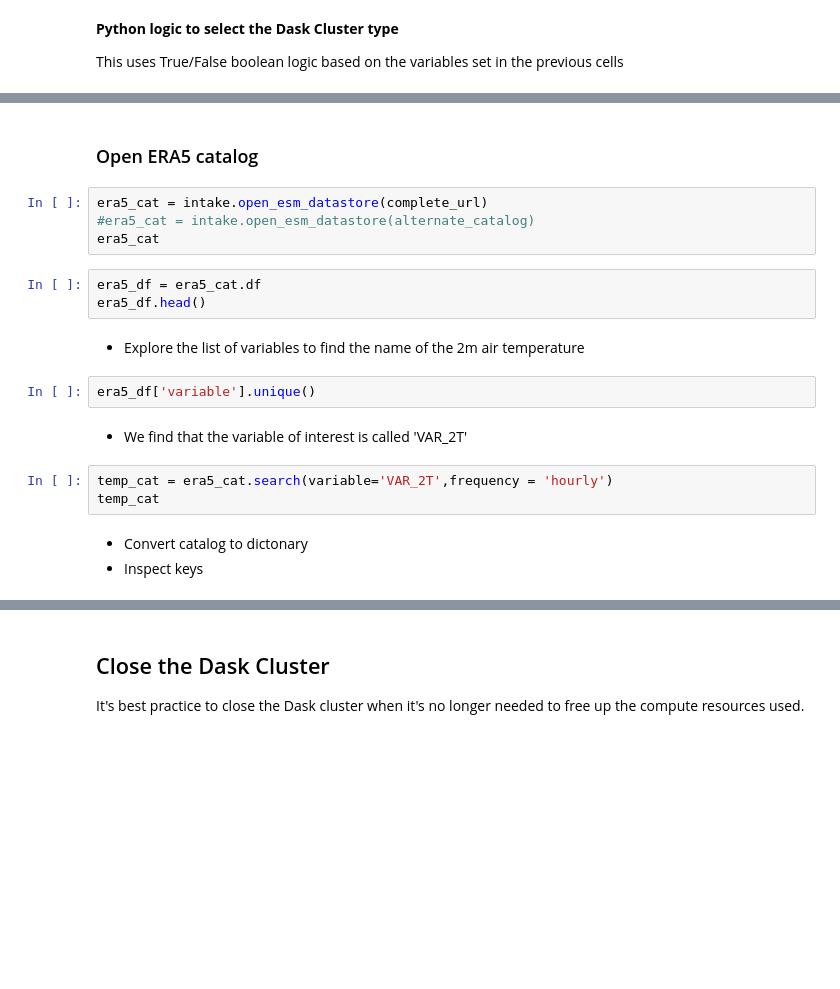
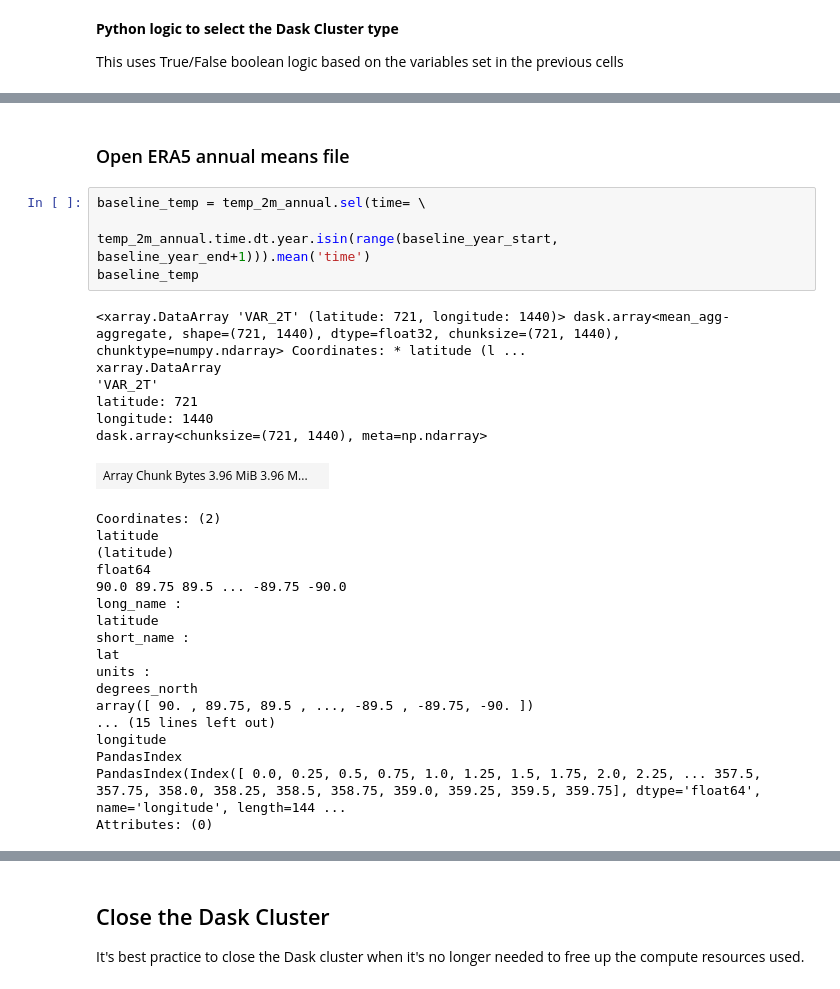
Before and after one commit to projectpythia-mystmd/ERA5_interactive-cookbook-ncote, a Jupyter notebook: notebooks/02_era5_anomaly.ipynb, the cells around one changed output, grey strips where cells are left out. Cells and saved outputs as stored; diff of their text form; blank space fills up the shorter version.

```diff
--- a/notebooks/02_era5_anomaly.ipynb
+++ b/notebooks/02_era5_anomaly.ipynb
@@ -129,21 +166,31 @@ cluster
 # %% [markdown]
-### Open ERA5 catalog
+### Open ERA5 annual means file
-# %%
-era5_cat = intake.open_esm_datastore(complete_url)
-#era5_cat = intake.open_esm_datastore(alternate_catalog)
-era5_cat
 # %%
-era5_df = era5_cat.df
-era5_df.head()
+baseline_temp = temp_2m_annual.sel(time= \
+                                   temp_2m_annual.time.dt.year.isin(range(baseline_year_start, baseline_year_end+1))).mean('time')
+baseline_temp
+# %% [output]
+<xarray.DataArray 'VAR_2T' (latitude: 721, longitude: 1440)> dask.array<mean_agg-aggregate, shape=(721, 1440), dtype=float32, chunksize=(721, 1440), chunktype=numpy.ndarray> Coordinates: * latitude (l ...
+xarray.DataArray
+'VAR_2T'
+latitude: 721
+longitude: 1440
+dask.array<chunksize=(721, 1440), meta=np.ndarray>
+| Array Chunk Bytes 3.96 MiB 3.96 M... |  |
+Coordinates: (2)
+latitude
+(latitude)
+float64
+90.0 89.75 89.5 ... -89.75 -90.0
+long_name :
+latitude
+short_name :
+lat
+units :
+degrees_north
+array([ 90. , 89.75, 89.5 , ..., -89.5 , -89.75, -90. ])
+... (15 lines left out)
+longitude
+PandasIndex
+PandasIndex(Index([ 0.0, 0.25, 0.5, 0.75, 1.0, 1.25, 1.5, 1.75, 2.0, 2.25, ... 357.5, 357.75, 358.0, 358.25, 358.5, 358.75, 359.0, 359.25, 359.5, 359.75], dtype='float64', name='longitude', length=144 ...
+Attributes: (0)
-# %% [markdown]
-- Explore the list of variables to find the name of the 2m air temperature
-# %%
-era5_df['variable'].unique()
-# %% [markdown]
-- We find that the variable of interest is called 'VAR_2T'
-# %%
-temp_cat = era5_cat.search(variable='VAR_2T',frequency = 'hourly')
-temp_cat
-# %% [markdown]
-- Convert catalog to dictonary
-- Inspect keys
```
Also changed, not shown: parts of 22 cells of this notebook.
